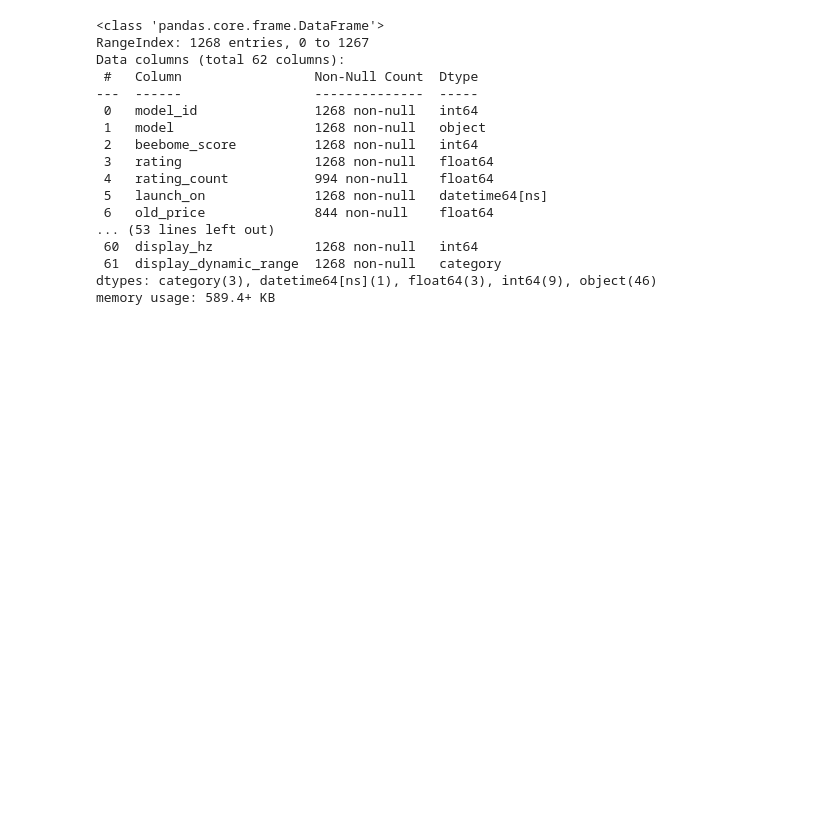
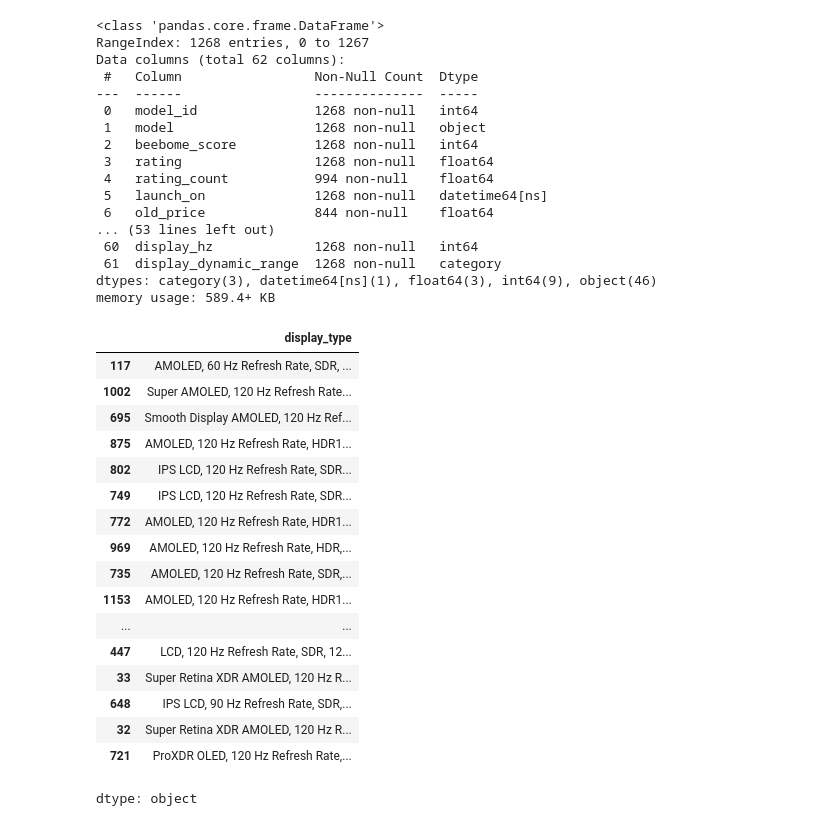
Before and after one commit to rajeshxdatascience/smartphone-recommender-system, a Jupyter notebook: SpecLens_AI_Data_Engineering.ipynb, the cells around one changed output. Cells and saved outputs as stored; diff of their text form; code cells hidden in the pictures; blank space fills up the shorter version.

```diff
--- a/SpecLens_AI_Data_Engineering.ipynb
+++ b/SpecLens_AI_Data_Engineering.ipynb
@@ -660,3 +661,24 @@ Data columns (total 62 columns):
  61  display_dynamic_range  1268 non-null   category
 dtypes: category(3), datetime64[ns](1), float64(3), int64(9), object(46)
 memory usage: 589.4+ KB
+# %%
+df[df['display_type'].str.contains("Touch Sampling Rate")]['display_type'].sample(20)
+# %% [output]
+|  | display_type |
+| 117 | AMOLED, 60 Hz Refresh Rate, SDR, ... |
+| 1002 | Super AMOLED, 120 Hz Refresh Rate... |
+| 695 | Smooth Display AMOLED, 120 Hz Ref... |
+| 875 | AMOLED, 120 Hz Refresh Rate, HDR1... |
+| 802 | IPS LCD, 120 Hz Refresh Rate, SDR... |
+| 749 | IPS LCD, 120 Hz Refresh Rate, SDR... |
+| 772 | AMOLED, 120 Hz Refresh Rate, HDR1... |
+| 969 | AMOLED, 120 Hz Refresh Rate, HDR,... |
+| 735 | AMOLED, 120 Hz Refresh Rate, SDR,... |
+| 1153 | AMOLED, 120 Hz Refresh Rate, HDR1... |
+| ... | ... |
+| 447 | LCD, 120 Hz Refresh Rate, SDR, 12... |
+| 33 | Super Retina XDR AMOLED, 120 Hz R... |
+| 648 | IPS LCD, 90 Hz Refresh Rate, SDR,... |
+| 32 | Super Retina XDR AMOLED, 120 Hz R... |
+| 721 | ProXDR OLED, 120 Hz Refresh Rate,... |
+dtype: object
```
Also changed, not shown: parts of 3 cells of this notebook.
